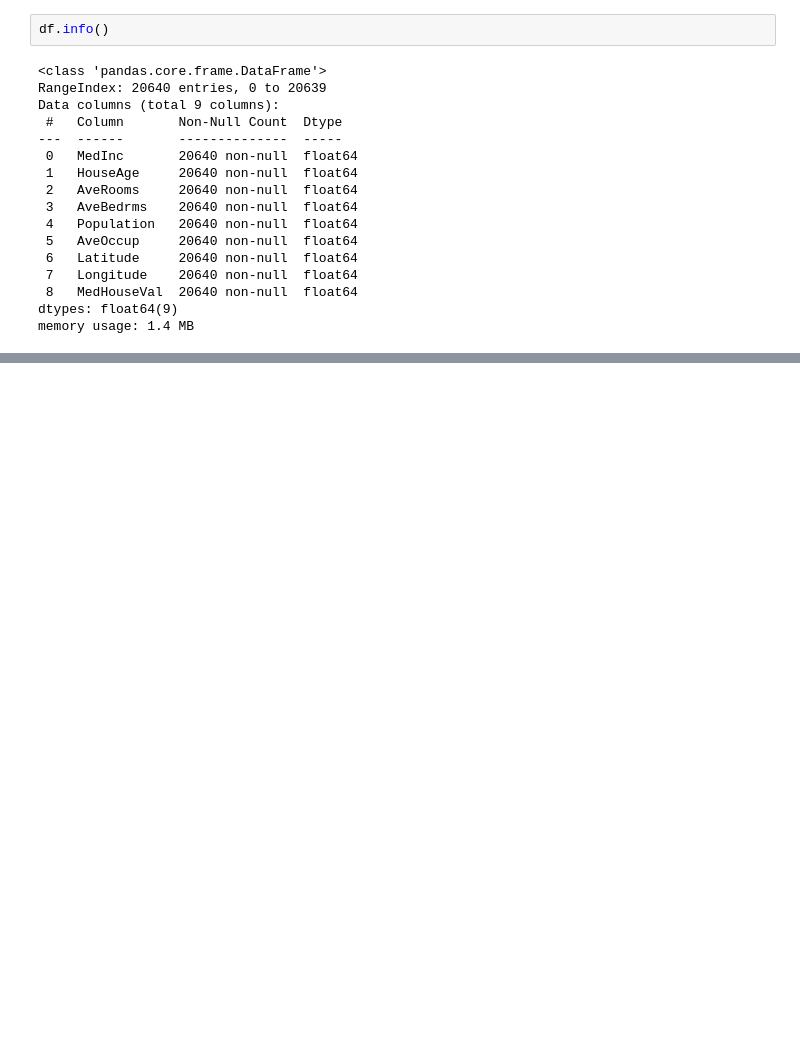
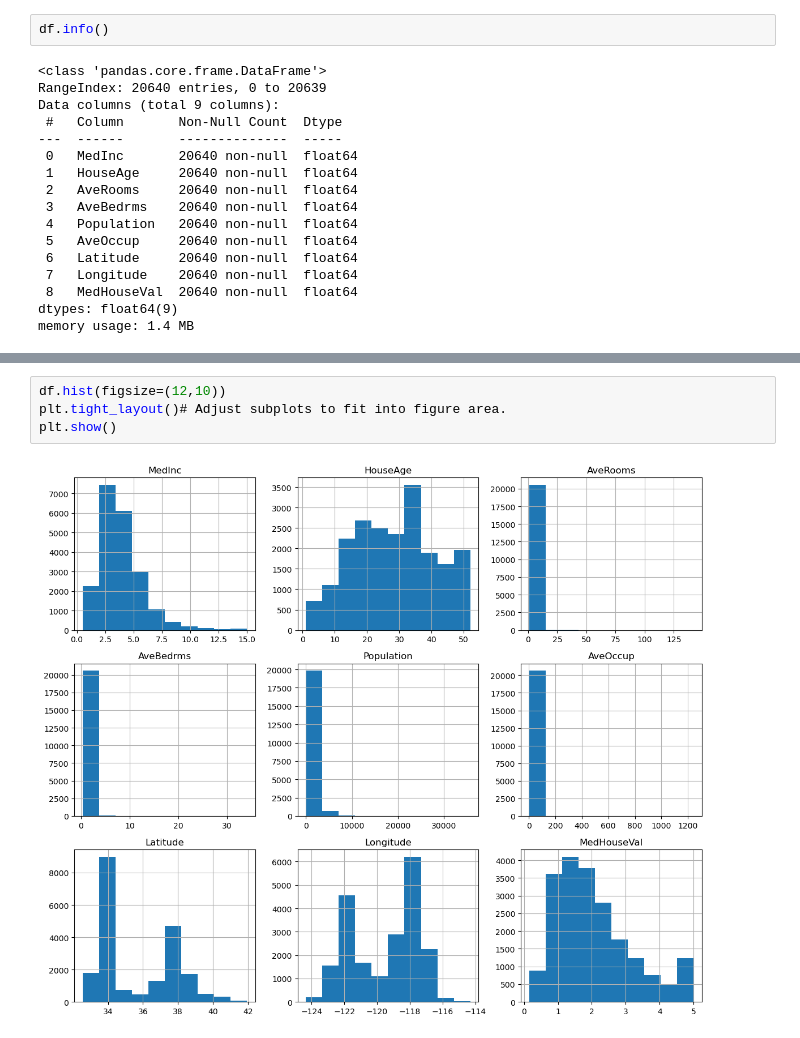
Before and after one commit to Karan-Chavan04/Python, a Jupyter notebook: practice/pandas.ipynb, the cells around one changed output, grey strips where cells are left out. Saved outputs shown, nothing was run; the diff lists cells and outputs as text; blank space fills up the shorter version.

```diff
--- a/practice/pandas.ipynb
+++ b/practice/pandas.ipynb
@@ -411,0 +467,6 @@ memory usage: 1.4 MB
+# %%
+df.hist(figsize=(12,10))
+plt.tight_layout()# Adjust subplots to fit into figure area.
+plt.show()
+# %% [output]
+[figure, added]
```
Also changed, not shown: parts of 5 cells of this notebook.
